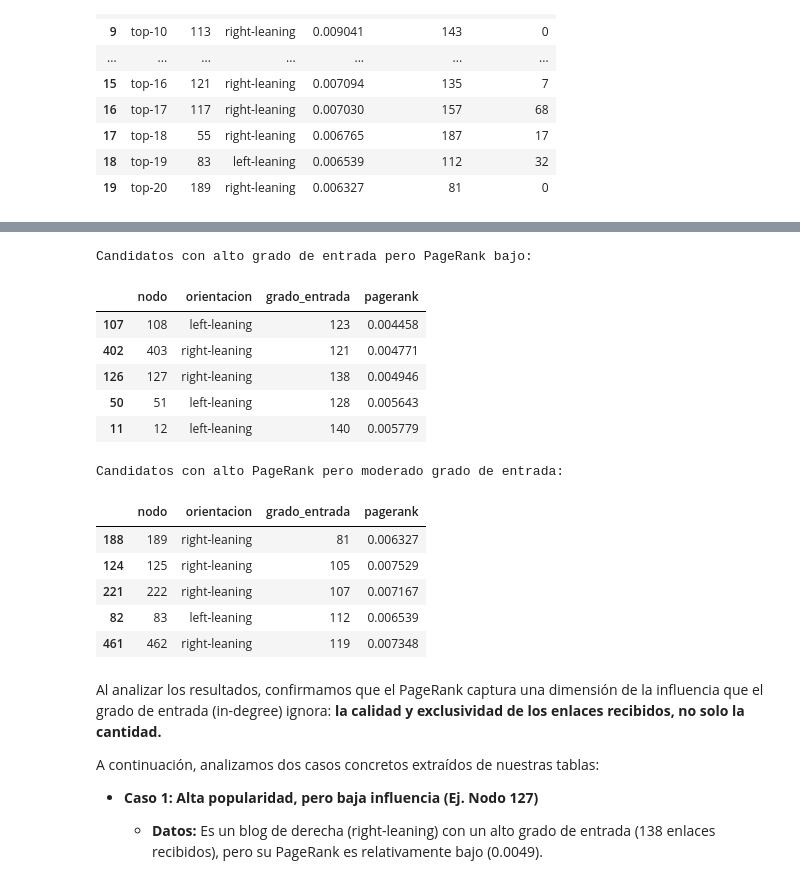
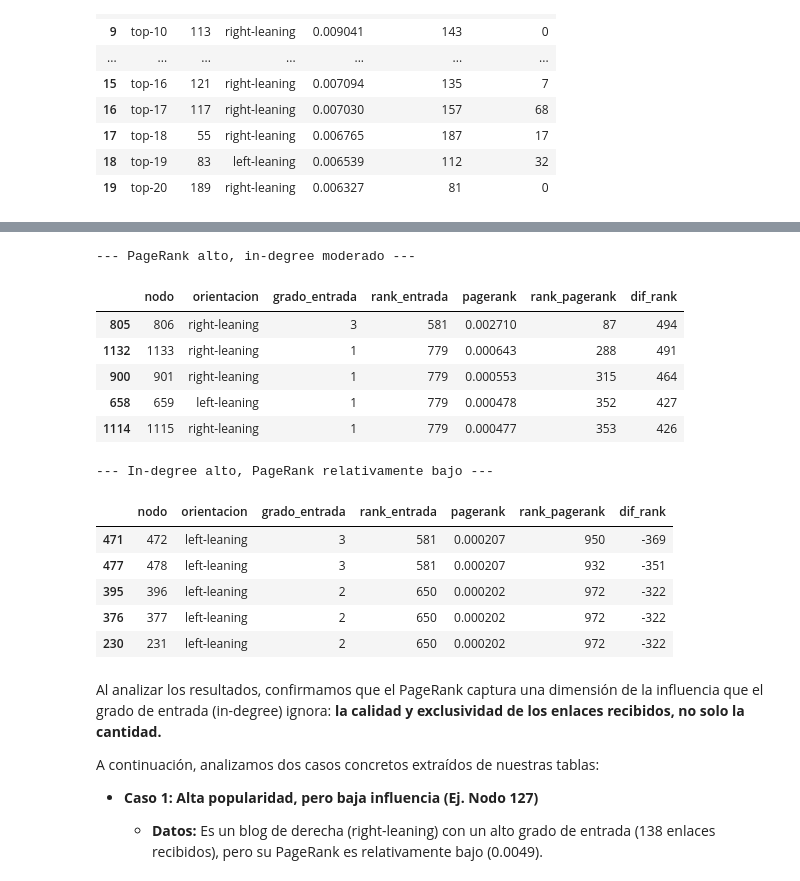
Before and after one commit to vickyotarola/Proyecto_2, a Jupyter notebook: proyecto_2.ipynb, the cells around one changed output, grey strips where cells are left out. Saved outputs shown, nothing was run; the diff lists cells and outputs as text; code cells hidden in the pictures.

```diff
--- a/proyecto_2.ipynb
+++ b/proyecto_2.ipynb
@@ -669,30 +681,43 @@ Para responder a la segunda parte de esta pregunta, necesitamos encontrar nodos
 # %%
-# Candatos con alto grado de entrada pero PageRank bajo
-top_indegree = tabla_pagerank.sort_values(by="grado_entrada", ascending=False).head(20)
-anomalias_bajos = top_indegree.sort_values(by="pagerank", ascending=True).head(5)
+tabla_discrepancia = tabla_pagerank.copy()
 
-# Candidatos con alto PageRank pero moderado grado de entrada
-top_pagerank = tabla_pagerank.sort_values(by="pagerank", ascending=False).head(20)
-anomalias_altos = top_pagerank.sort_values(by="grado_entrada", ascending=True).head(5)
-print("Candidatos con alto grado de entrada pero PageRank bajo:")
-display(anomalias_bajos[["nodo", "orientacion", "grado_entrada", "pagerank"]])
-print("\nCandidatos con alto PageRank pero moderado grado de entrada:")
-display(anomalias_altos[["nodo", "orientacion", "grado_entrada", "pagerank"]])
+tabla_discrepancia["rank_pagerank"] = (tabla_discrepancia["pagerank"]
+                                       .rank(ascending=False, method="min").astype(int))
+tabla_discrepancia["rank_entrada"] = (tabla_discrepancia["grado_entrada"]
+                                      .rank(ascending=False, method="min").astype(int))
+tabla_discrepancia["dif_rank"] = (tabla_discrepancia["rank_entrada"]
+                                  - tabla_discrepancia["rank_pagerank"])
+
+columnas = ["nodo", "orientacion", "grado_entrada", "rank_entrada",
+            "pagerank", "rank_pagerank", "dif_rank"]
+
+# PageRank alto pero grado de entrada moderado
+subestimados_por_grado = tabla_discrepancia.sort_values("dif_rank", ascending=False).head(5)
+print("--- PageRank alto, in-degree moderado ---")
+display(subestimados_por_grado[columnas])
+
+# grado de entrada alto pero PageRank relativamente bajo
+sobreestimados_por_grado = tabla_discrepancia.sort_values("dif_rank").head(5)
+print("--- In-degree alto, PageRank relativamente bajo ---")
+display(sobreestimados_por_grado[columnas])
+
+pd.concat([subestimados_por_grado, sobreestimados_por_grado])[columnas].to_csv(
+    f"./resultados/p6b_nodos_discrepantes.csv", index=False)
 # %% [output]
-Candidatos con alto grado de entrada pero PageRank bajo:
+--- PageRank alto, in-degree moderado ---
-|  | nodo | orientacion | grado_entrada | pagerank |
-| 107 | 108 | left-leaning | 123 | 0.004458 |
-| 402 | 403 | right-leaning | 121 | 0.004771 |
-| 126 | 127 | right-leaning | 138 | 0.004946 |
-| 50 | 51 | left-leaning | 128 | 0.005643 |
-| 11 | 12 | left-leaning | 140 | 0.005779 |
+|  | nodo | orientacion | grado_entrada | rank_entrada | pagerank | rank_pagerank | dif_rank |
+| 805 | 806 | right-leaning | 3 | 581 | 0.002710 | 87 | 494 |
+| 1132 | 1133 | right-leaning | 1 | 779 | 0.000643 | 288 | 491 |
+| 900 | 901 | right-leaning | 1 | 779 | 0.000553 | 315 | 464 |
+| 658 | 659 | left-leaning | 1 | 779 | 0.000478 | 352 | 427 |
+| 1114 | 1115 | right-leaning | 1 | 779 | 0.000477 | 353 | 426 |
-Candidatos con alto PageRank pero moderado grado de entrada:
+--- In-degree alto, PageRank relativamente bajo ---
-|  | nodo | orientacion | grado_entrada | pagerank |
-| 188 | 189 | right-leaning | 81 | 0.006327 |
-| 124 | 125 | right-leaning | 105 | 0.007529 |
-| 221 | 222 | right-leaning | 107 | 0.007167 |
-| 82 | 83 | left-leaning | 112 | 0.006539 |
-| 461 | 462 | right-leaning | 119 | 0.007348 |
+|  | nodo | orientacion | grado_entrada | rank_entrada | pagerank | rank_pagerank | dif_rank |
+| 471 | 472 | left-leaning | 3 | 581 | 0.000207 | 950 | -369 |
+| 477 | 478 | left-leaning | 3 | 581 | 0.000207 | 932 | -351 |
+| 395 | 396 | left-leaning | 2 | 650 | 0.000202 | 972 | -322 |
+| 376 | 377 | left-leaning | 2 | 650 | 0.000202 | 972 | -322 |
+| 230 | 231 | left-leaning | 2 | 650 | 0.000202 | 972 | -322 |
 # %% [markdown]
 Al analizar los resultados, confirmamos que el PageRank captura una dimensión de la influencia que el grado de entrada (in-degree) ignora: **la calidad y exclusividad de los enlaces recibidos, no solo la cantidad.**
 
```
Also changed, not shown: parts of 4 cells of this notebook, 3 other files.
